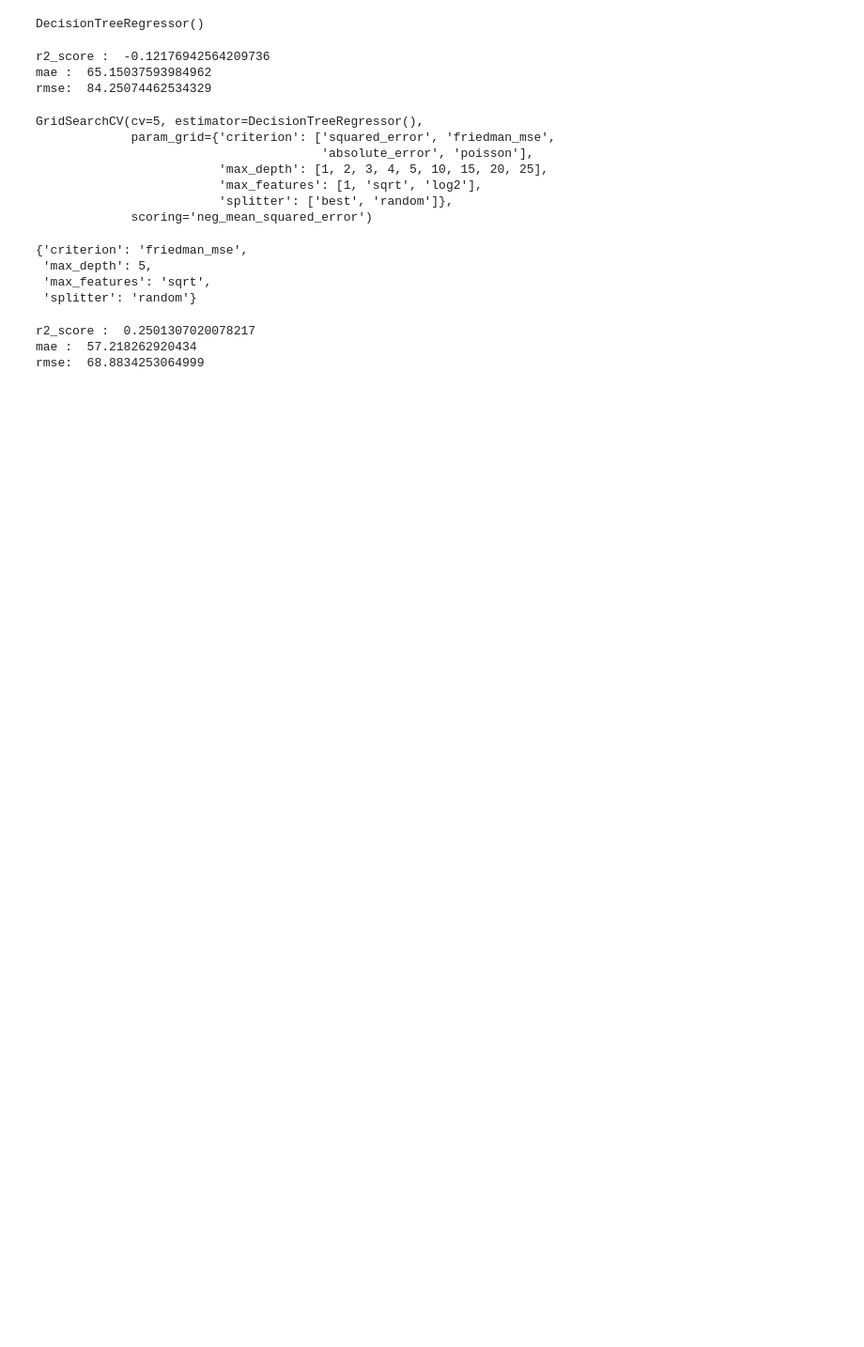
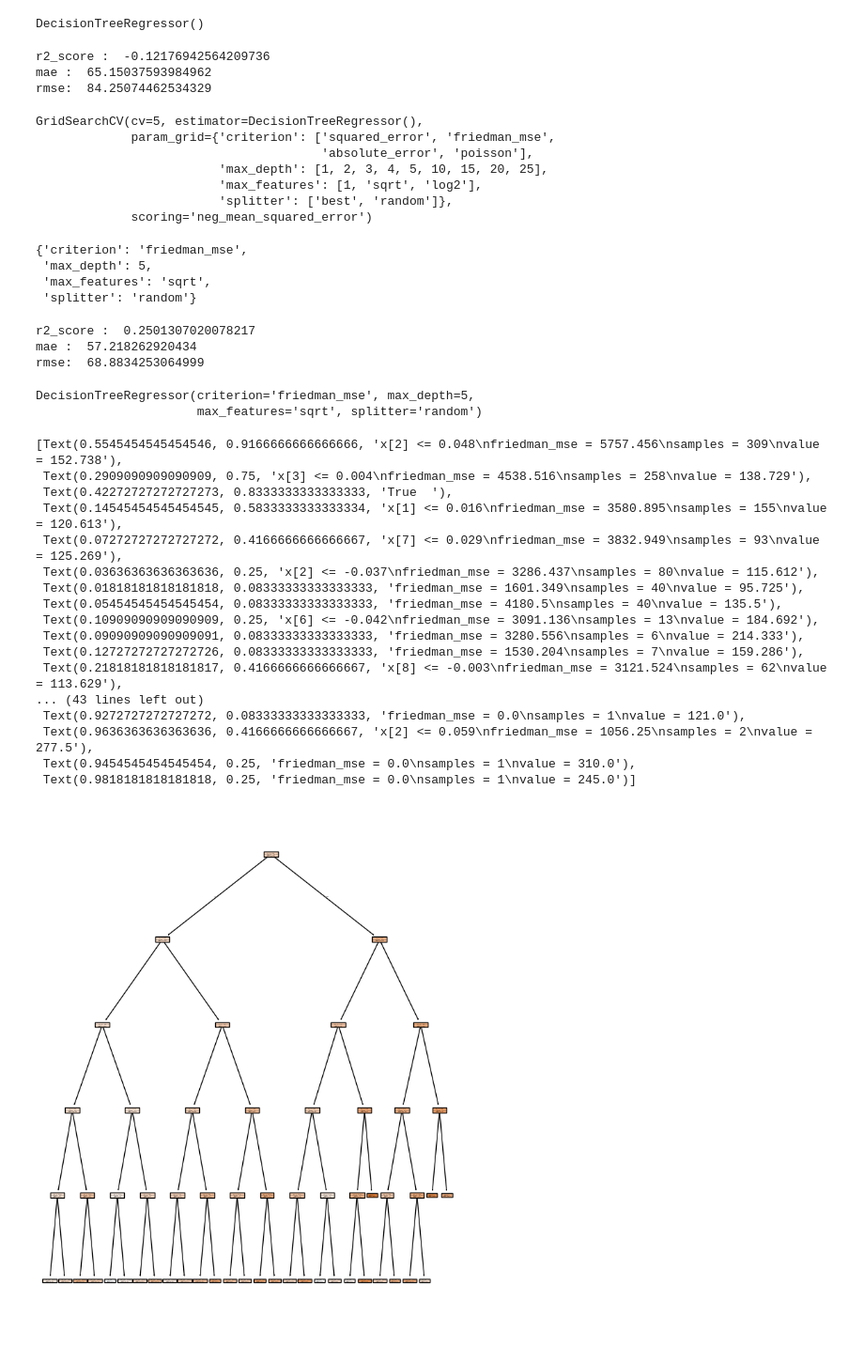
Before and after one commit to MelvinAnnasse/DSMLEStudy, a Jupyter notebook: Decisiontree_Regression_Implementation.ipynb, the cells around one changed output. Shown at 94% size. Cells and saved outputs as stored; diff of their text form; code cells hidden in the pictures; blank space fills up the shorter version.

Commit message:
Adding plot tree code to Decisiontree_Regression_Implementation

```diff
--- a/Decisiontree_Regression_Implementation.ipynb
+++ b/Decisiontree_Regression_Implementation.ipynb
@@ -160,3 +160,32 @@ print('rmse: ',root_mean_squared_error(y_test,y_predict_grid))
 r2_score :  0.2501307020078217
 mae :  57.218262920434
 rmse:  68.8834253064999
+# %%
+from sklearn import tree
+model = DecisionTreeRegressor(criterion='friedman_mse',max_depth=5,max_features='sqrt',splitter='random')
+model.fit(X_train,y_train)
+# %% [output]
+DecisionTreeRegressor(criterion='friedman_mse', max_depth=5,
+                      max_features='sqrt', splitter='random')
+# %%
+plt.figure(figsize=(8,10))
+tree.plot_tree(model,filled=True)
+# %% [output]
+[Text(0.5545454545454546, 0.9166666666666666, 'x[2] <= 0.048\nfriedman_mse = 5757.456\nsamples = 309\nvalue = 152.738'),
+ Text(0.2909090909090909, 0.75, 'x[3] <= 0.004\nfriedman_mse = 4538.516\nsamples = 258\nvalue = 138.729'),
+ Text(0.42272727272727273, 0.8333333333333333, 'True  '),
+ Text(0.14545454545454545, 0.5833333333333334, 'x[1] <= 0.016\nfriedman_mse = 3580.895\nsamples = 155\nvalue = 120.613'),
+ Text(0.07272727272727272, 0.4166666666666667, 'x[7] <= 0.029\nfriedman_mse = 3832.949\nsamples = 93\nvalue = 125.269'),
+ Text(0.03636363636363636, 0.25, 'x[2] <= -0.037\nfriedman_mse = 3286.437\nsamples = 80\nvalue = 115.612'),
+ Text(0.01818181818181818, 0.08333333333333333, 'friedman_mse = 1601.349\nsamples = 40\nvalue = 95.725'),
+ Text(0.05454545454545454, 0.08333333333333333, 'friedman_mse = 4180.5\nsamples = 40\nvalue = 135.5'),
+ Text(0.10909090909090909, 0.25, 'x[6] <= -0.042\nfriedman_mse = 3091.136\nsamples = 13\nvalue = 184.692'),
+ Text(0.09090909090909091, 0.08333333333333333, 'friedman_mse = 3280.556\nsamples = 6\nvalue = 214.333'),
+ Text(0.12727272727272726, 0.08333333333333333, 'friedman_mse = 1530.204\nsamples = 7\nvalue = 159.286'),
+ Text(0.21818181818181817, 0.4166666666666667, 'x[8] <= -0.003\nfriedman_mse = 3121.524\nsamples = 62\nvalue = 113.629'),
+... (43 lines left out)
+ Text(0.9272727272727272, 0.08333333333333333, 'friedman_mse = 0.0\nsamples = 1\nvalue = 121.0'),
+ Text(0.9636363636363636, 0.4166666666666667, 'x[2] <= 0.059\nfriedman_mse = 1056.25\nsamples = 2\nvalue = 277.5'),
+ Text(0.9454545454545454, 0.25, 'friedman_mse = 0.0\nsamples = 1\nvalue = 310.0'),
+ Text(0.9818181818181818, 0.25, 'friedman_mse = 0.0\nsamples = 1\nvalue = 245.0')]
+[figure, added]
```
